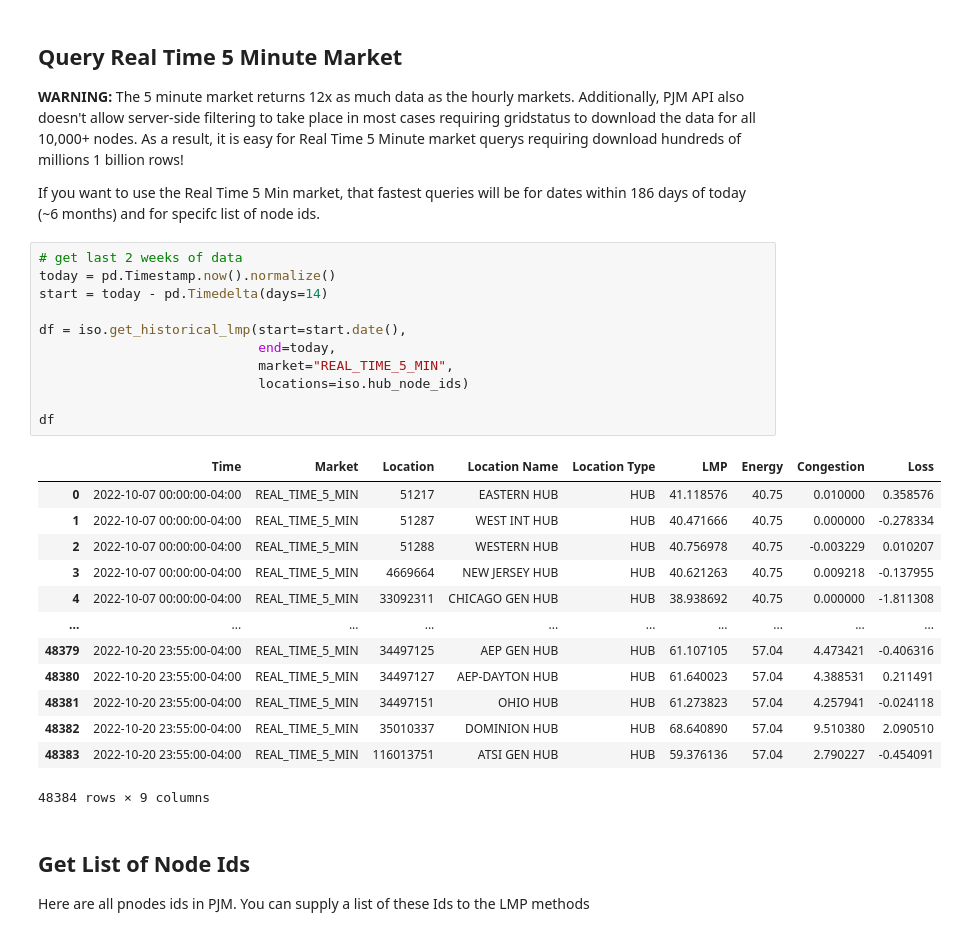
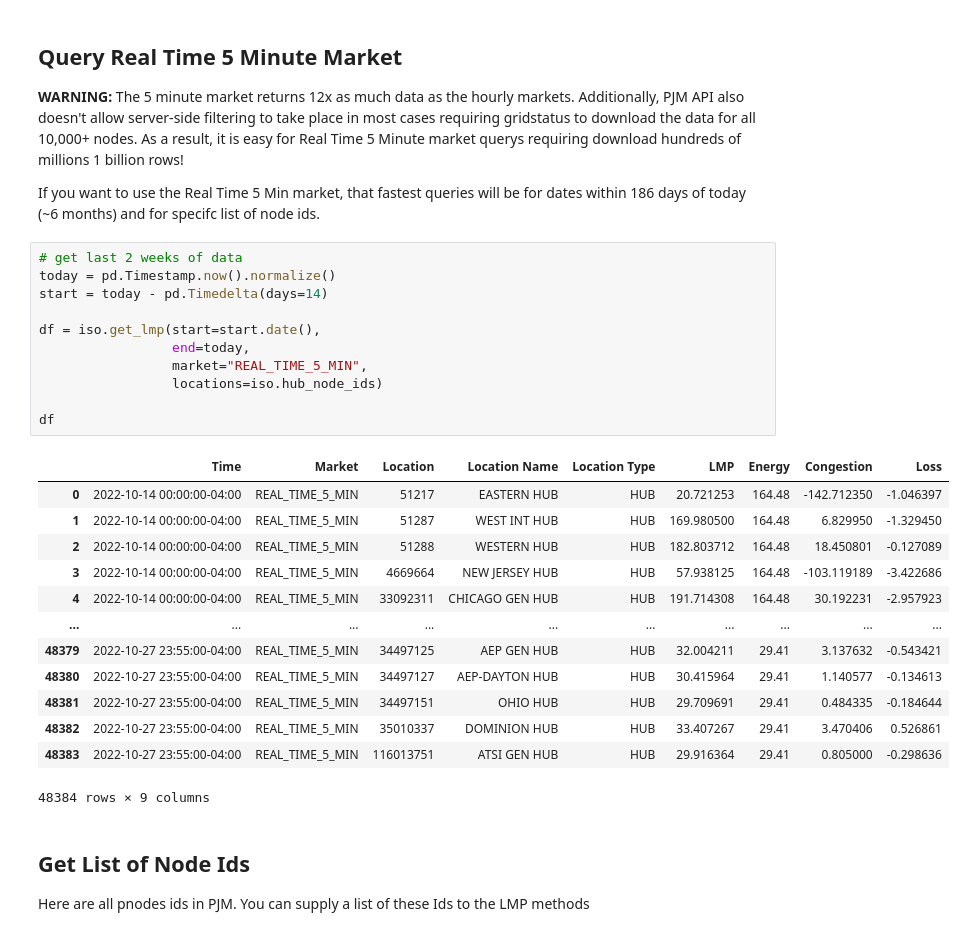
Before and after one commit to gridstatus/gridstatus, a Jupyter notebook: docs/Examples/PJM LMP Data.ipynb, the cells around one changed output. Cells and saved outputs as stored; diff of their text form.

```diff
--- a/docs/Examples/PJM LMP Data.ipynb
+++ b/docs/Examples/PJM LMP Data.ipynb
@@ -135,27 +135,27 @@ If you want to use the Real Time 5 Min market, that fastest queries will be for
 # %%
 # get last 2 weeks of data
 today = pd.Timestamp.now().normalize()
 start = today - pd.Timedelta(days=14)
 
-df = iso.get_historical_lmp(start=start.date(),
-                            end=today,
-                            market="REAL_TIME_5_MIN",
-                            locations=iso.hub_node_ids)
+df = iso.get_lmp(start=start.date(),
+                 end=today,
+                 market="REAL_TIME_5_MIN",
+                 locations=iso.hub_node_ids)
 
 df
 # %% [output]
 |  | Time | Market | Location | Location Name | Location Type | LMP | Energy | Congestion | Loss |
-| 0 | 2022-10-07 00:00:00-04:00 | REAL_TIME_5_MIN | 51217 | EASTERN HUB | HUB | 41.118576 | 40.75 | 0.010000 | 0.358576 |
-| 1 | 2022-10-07 00:00:00-04:00 | REAL_TIME_5_MIN | 51287 | WEST INT HUB | HUB | 40.471666 | 40.75 | 0.000000 | -0.278334 |
-| 2 | 2022-10-07 00:00:00-04:00 | REAL_TIME_5_MIN | 51288 | WESTERN HUB | HUB | 40.756978 | 40.75 | -0.003229 | 0.010207 |
-| 3 | 2022-10-07 00:00:00-04:00 | REAL_TIME_5_MIN | 4669664 | NEW JERSEY HUB | HUB | 40.621263 | 40.75 | 0.009218 | -0.137955 |
-| 4 | 2022-10-07 00:00:00-04:00 | REAL_TIME_5_MIN | 33092311 | CHICAGO GEN HUB | HUB | 38.938692 | 40.75 | 0.000000 | -1.811308 |
+| 0 | 2022-10-14 00:00:00-04:00 | REAL_TIME_5_MIN | 51217 | EASTERN HUB | HUB | 20.721253 | 164.48 | -142.712350 | -1.046397 |
+| 1 | 2022-10-14 00:00:00-04:00 | REAL_TIME_5_MIN | 51287 | WEST INT HUB | HUB | 169.980500 | 164.48 | 6.829950 | -1.329450 |
+| 2 | 2022-10-14 00:00:00-04:00 | REAL_TIME_5_MIN | 51288 | WESTERN HUB | HUB | 182.803712 | 164.48 | 18.450801 | -0.127089 |
+| 3 | 2022-10-14 00:00:00-04:00 | REAL_TIME_5_MIN | 4669664 | NEW JERSEY HUB | HUB | 57.938125 | 164.48 | -103.119189 | -3.422686 |
+| 4 | 2022-10-14 00:00:00-04:00 | REAL_TIME_5_MIN | 33092311 | CHICAGO GEN HUB | HUB | 191.714308 | 164.48 | 30.192231 | -2.957923 |
 | ... | ... | ... | ... | ... | ... | ... | ... | ... | ... |
-| 48379 | 2022-10-20 23:55:00-04:00 | REAL_TIME_5_MIN | 34497125 | AEP GEN HUB | HUB | 61.107105 | 57.04 | 4.473421 | -0.406316 |
-| 48380 | 2022-10-20 23:55:00-04:00 | REAL_TIME_5_MIN | 34497127 | AEP-DAYTON HUB | HUB | 61.640023 | 57.04 | 4.388531 | 0.211491 |
-| 48381 | 2022-10-20 23:55:00-04:00 | REAL_TIME_5_MIN | 34497151 | OHIO HUB | HUB | 61.273823 | 57.04 | 4.257941 | -0.024118 |
-| 48382 | 2022-10-20 23:55:00-04:00 | REAL_TIME_5_MIN | 35010337 | DOMINION HUB | HUB | 68.640890 | 57.04 | 9.510380 | 2.090510 |
-| 48383 | 2022-10-20 23:55:00-04:00 | REAL_TIME_5_MIN | 116013751 | ATSI GEN HUB | HUB | 59.376136 | 57.04 | 2.790227 | -0.454091 |
+| 48379 | 2022-10-27 23:55:00-04:00 | REAL_TIME_5_MIN | 34497125 | AEP GEN HUB | HUB | 32.004211 | 29.41 | 3.137632 | -0.543421 |
+| 48380 | 2022-10-27 23:55:00-04:00 | REAL_TIME_5_MIN | 34497127 | AEP-DAYTON HUB | HUB | 30.415964 | 29.41 | 1.140577 | -0.134613 |
+| 48381 | 2022-10-27 23:55:00-04:00 | REAL_TIME_5_MIN | 34497151 | OHIO HUB | HUB | 29.709691 | 29.41 | 0.484335 | -0.184644 |
+| 48382 | 2022-10-27 23:55:00-04:00 | REAL_TIME_5_MIN | 35010337 | DOMINION HUB | HUB | 33.407267 | 29.41 | 3.470406 | 0.526861 |
+| 48383 | 2022-10-27 23:55:00-04:00 | REAL_TIME_5_MIN | 116013751 | ATSI GEN HUB | HUB | 29.916364 | 29.41 | 0.805000 | -0.298636 |
 48384 rows × 9 columns
 # %% [markdown]
 ## Get List of Node Ids
```
Also changed, not shown: parts of 5 cells of this notebook, 29 other files.
